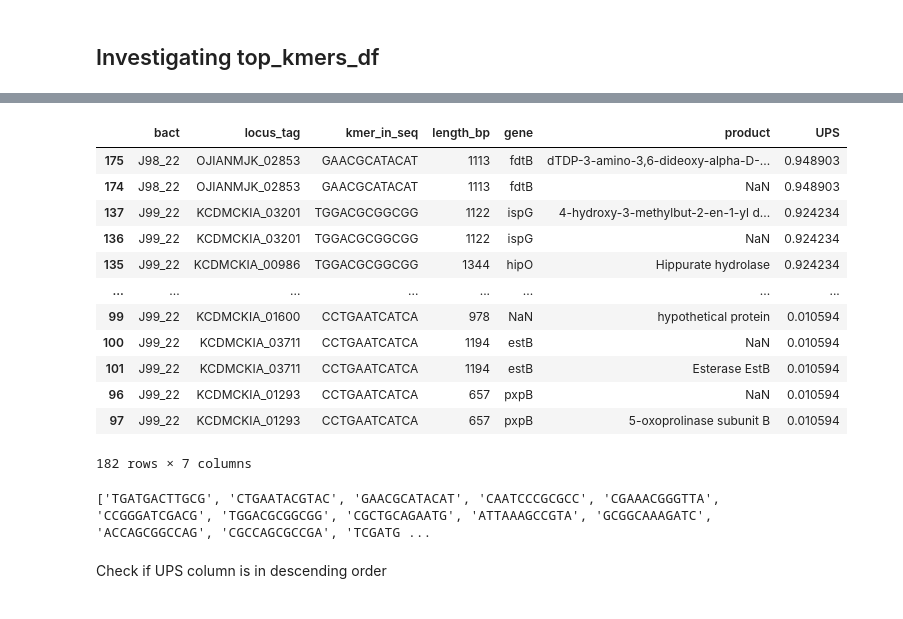
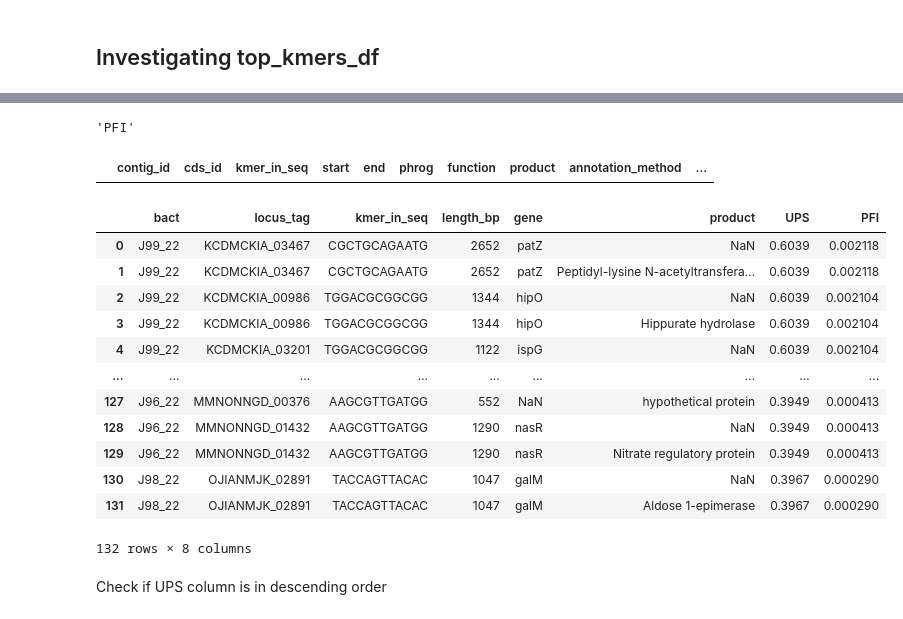
Before and after one commit to azzy72/PredictPhagePPI, a Jupyter notebook: notebooks/gene_investigation.ipynb, the cells around one changed output, grey strips where cells are left out. Saved outputs shown, nothing was run; the diff lists cells and outputs as text; code cells hidden in the pictures.

```diff
--- a/notebooks/gene_investigation.ipynb
+++ b/notebooks/gene_investigation.ipynb
@@ -1149,36 +1260,27 @@ bact_kmers_df
-# %%
-bact_annot_df.sort_values(by='UPS', ascending=False)
-# %% [output]
-|  | bact | locus_tag | kmer_in_seq | length_bp | gene | product | UPS |
-| 175 | J98_22 | OJIANMJK_02853 | GAACGCATACAT | 1113 | fdtB | dTDP-3-amino-3,6-dideoxy-alpha-D-... | 0.948903 |
-| 174 | J98_22 | OJIANMJK_02853 | GAACGCATACAT | 1113 | fdtB | NaN | 0.948903 |
-| 137 | J99_22 | KCDMCKIA_03201 | TGGACGCGGCGG | 1122 | ispG | 4-hydroxy-3-methylbut-2-en-1-yl d... | 0.924234 |
-| 136 | J99_22 | KCDMCKIA_03201 | TGGACGCGGCGG | 1122 | ispG | NaN | 0.924234 |
-| 135 | J99_22 | KCDMCKIA_00986 | TGGACGCGGCGG | 1344 | hipO | Hippurate hydrolase | 0.924234 |
-| ... | ... | ... | ... | ... | ... | ... | ... |
-| 99 | J99_22 | KCDMCKIA_01600 | CCTGAATCATCA | 978 | NaN | hypothetical protein | 0.010594 |
-| 100 | J99_22 | KCDMCKIA_03711 | CCTGAATCATCA | 1194 | estB | NaN | 0.010594 |
-| 101 | J99_22 | KCDMCKIA_03711 | CCTGAATCATCA | 1194 | estB | Esterase EstB | 0.010594 |
-| 96 | J99_22 | KCDMCKIA_01293 | CCTGAATCATCA | 657 | pxpB | NaN | 0.010594 |
-| 97 | J99_22 | KCDMCKIA_01293 | CCTGAATCATCA | 657 | pxpB | 5-oxoprolinase subunit B | 0.010594 |
-182 rows × 7 columns
-# %%
-top_k = bact_annot_df["kmer_in_seq"].value_counts().head(top_kmers).index.tolist()
-top_k_set = set(top_k)
-
-kmer_scores = (
-    bact_annot_df[bact_annot_df["kmer_in_seq"].isin(top_k_set)]
-    .groupby("kmer_in_seq")["UPS"]
-    .mean()
-)
-ordered_kmers = sorted(
-    (k for k in kmer_scores.index if k in top_k_set),
-    key=lambda k: -kmer_scores.loc[k],
-)
-
-print(ordered_kmers)
-# %% [output]
-['TGATGACTTGCG', 'CTGAATACGTAC', 'GAACGCATACAT', 'CAATCCCGCGCC', 'CGAAACGGGTTA', 'CCGGGATCGACG', 'TGGACGCGGCGG', 'CGCTGCAGAATG', 'ATTAAAGCCGTA', 'GCGGCAAAGATC', 'ACCAGCGGCCAG', 'CGCCAGCGCCGA', 'TCGATG ...
+# %%
+sort_by
+# %% [output]
+'PFI'
+# %%
+phage_annot_df
+# %% [output]
+|  | contig_id | cds_id | kmer_in_seq | start | end | phrog | function | product | annotation_method | ... |
+# %%
+bact_annot_df
+# %% [output]
+|  | bact | locus_tag | kmer_in_seq | length_bp | gene | product | UPS | PFI |
+| 0 | J99_22 | KCDMCKIA_03467 | CGCTGCAGAATG | 2652 | patZ | NaN | 0.6039 | 0.002118 |
+| 1 | J99_22 | KCDMCKIA_03467 | CGCTGCAGAATG | 2652 | patZ | Peptidyl-lysine N-acetyltransfera... | 0.6039 | 0.002118 |
+| 2 | J99_22 | KCDMCKIA_00986 | TGGACGCGGCGG | 1344 | hipO | NaN | 0.6039 | 0.002104 |
+| 3 | J99_22 | KCDMCKIA_00986 | TGGACGCGGCGG | 1344 | hipO | Hippurate hydrolase | 0.6039 | 0.002104 |
+| 4 | J99_22 | KCDMCKIA_03201 | TGGACGCGGCGG | 1122 | ispG | NaN | 0.6039 | 0.002104 |
+| ... | ... | ... | ... | ... | ... | ... | ... | ... |
+| 127 | J96_22 | MMNONNGD_00376 | AAGCGTTGATGG | 552 | NaN | hypothetical protein | 0.3949 | 0.000413 |
+| 128 | J96_22 | MMNONNGD_01432 | AAGCGTTGATGG | 1290 | nasR | NaN | 0.3949 | 0.000413 |
+| 129 | J96_22 | MMNONNGD_01432 | AAGCGTTGATGG | 1290 | nasR | Nitrate regulatory protein | 0.3949 | 0.000413 |
+| 130 | J98_22 | OJIANMJK_02891 | TACCAGTTACAC | 1047 | galM | NaN | 0.3967 | 0.000290 |
+| 131 | J98_22 | OJIANMJK_02891 | TACCAGTTACAC | 1047 | galM | Aldose 1-epimerase | 0.3967 | 0.000290 |
+132 rows × 8 columns
 # %% [markdown]
 Check if UPS column is in descending order
 # %%
```
Also changed, not shown: parts of 8 cells of this notebook, 3 other files.
